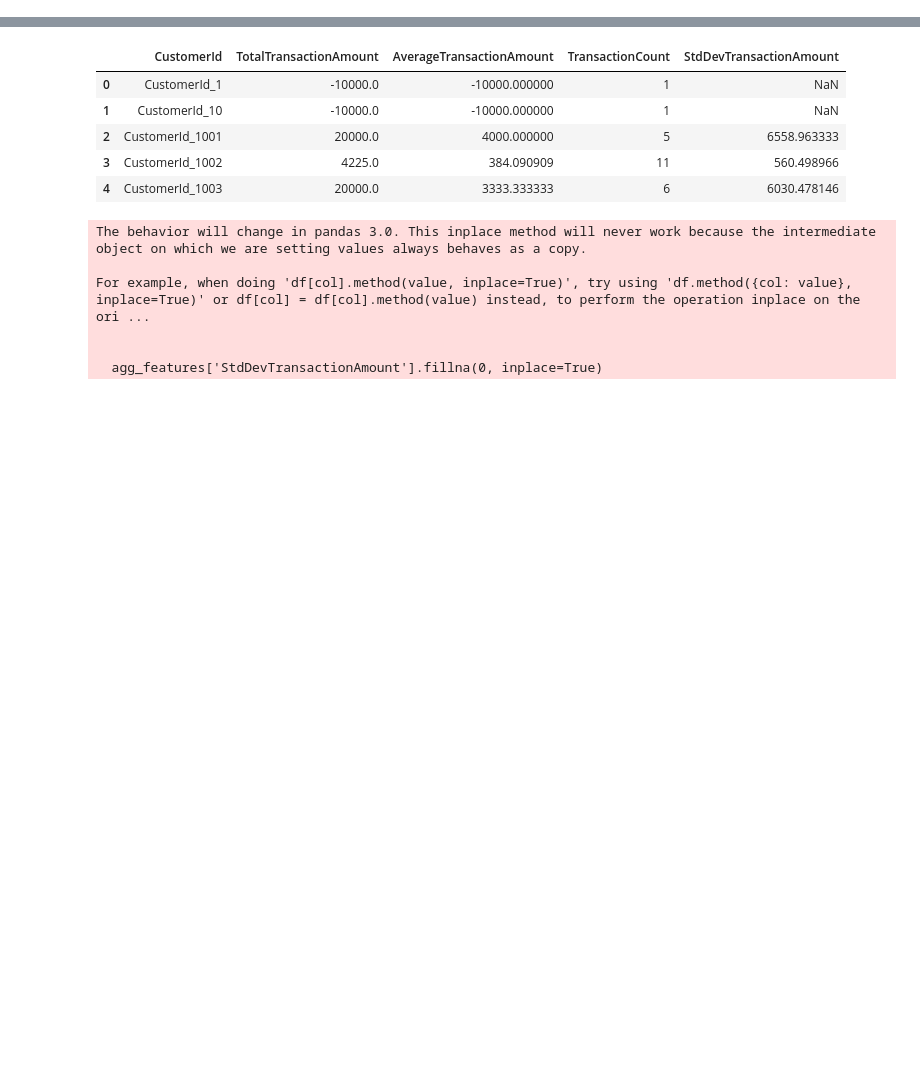
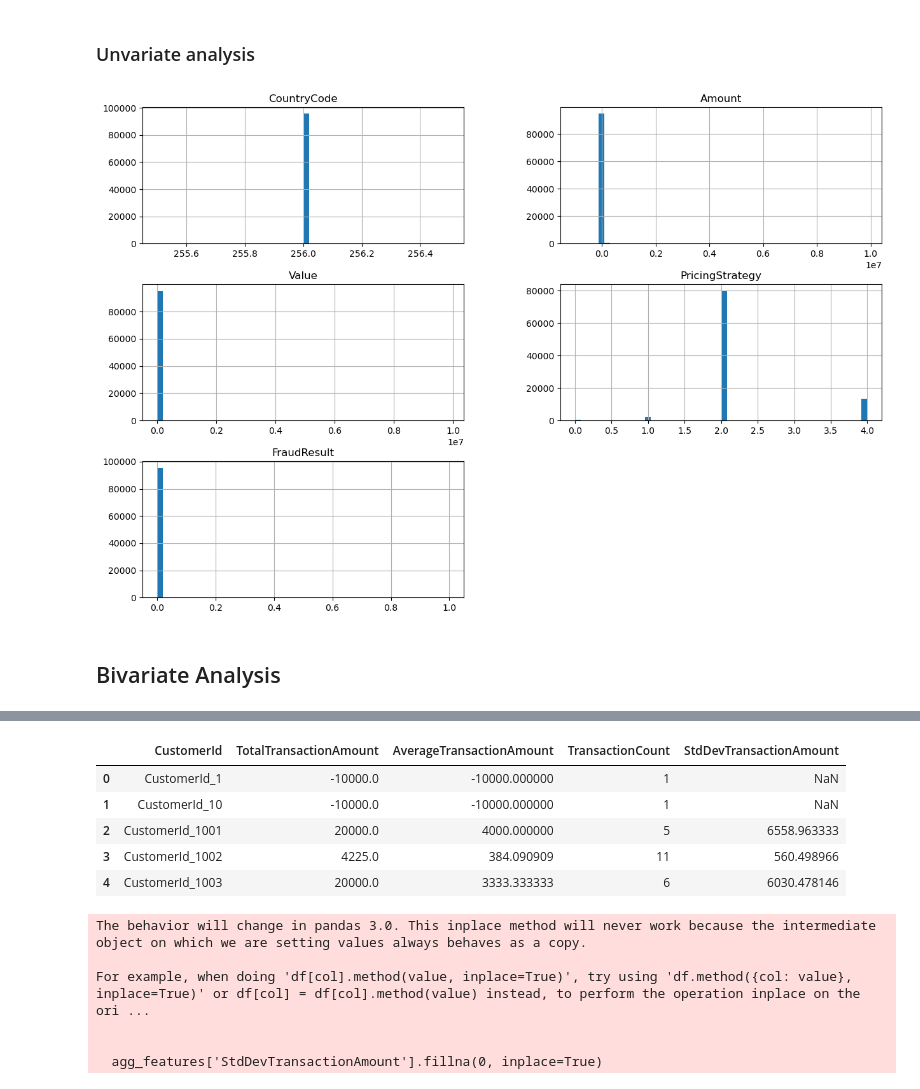
Before and after one commit to plony/week6_challenge, a Jupyter notebook: notebook/EDA.ipynb, the cells around one changed output, grey strips where cells are left out. Drawn from its saved outputs; the diff is of its cells as text; code cells hidden in the pictures; blank space fills up the shorter version.

```diff
--- a/notebook/EDA.ipynb
+++ b/notebook/EDA.ipynb
@@ -17,0 +93,10 @@ df[['CustomerId', 'FraudResult', 'RiskLabel']].drop_duplicates().head()
+# %% [markdown]
+### Unvariate analysis
+# %%
+# distribution plots - Histograms
+df_num = df.select_dtypes(include = ['float64', 'int64'])
+df_num.hist(figsize = (15, 10), bins = 50);
+# %% [output]
+[figure, added]
+# %% [markdown]
+## Bivariate Analysis
```
Also changed, not shown: parts of 32 cells of this notebook, 1 other file.
